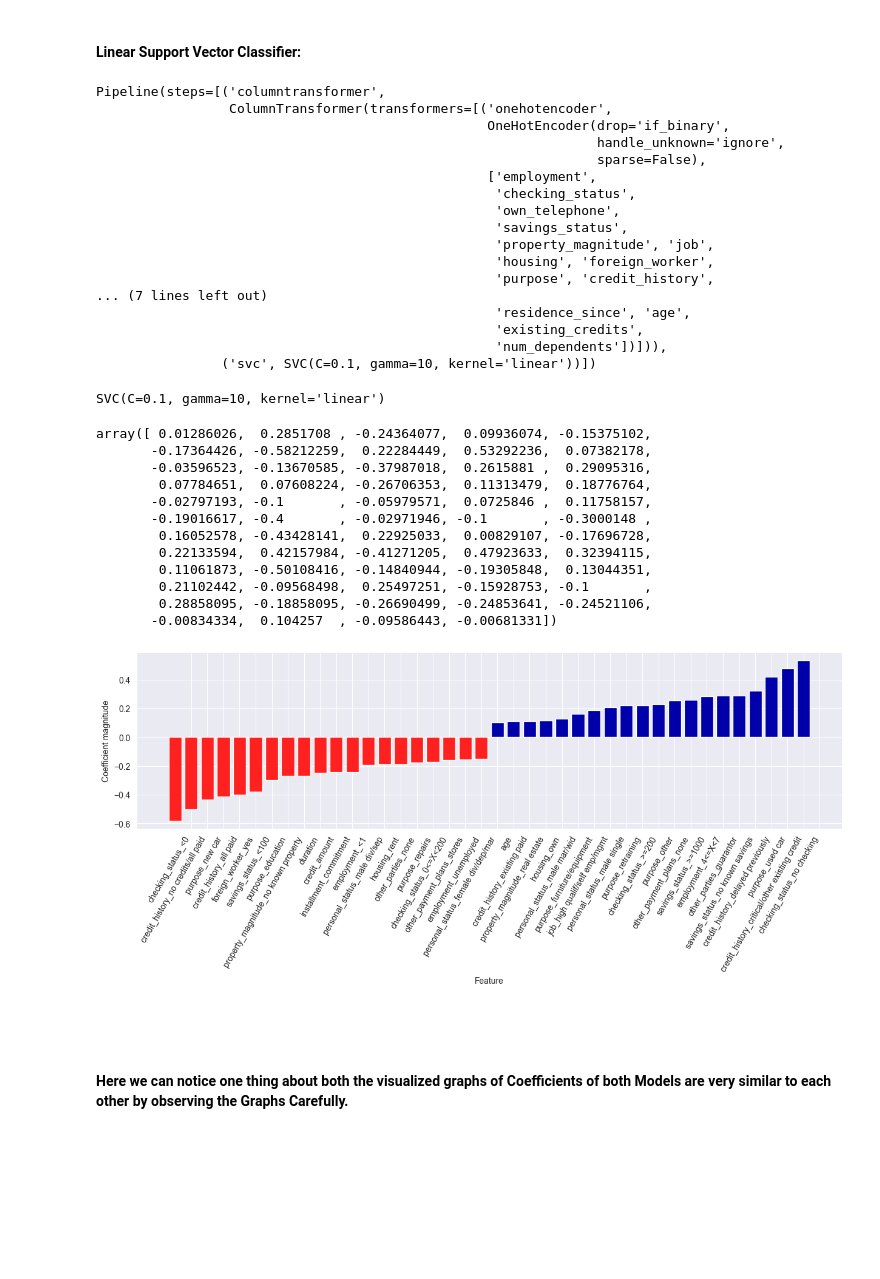
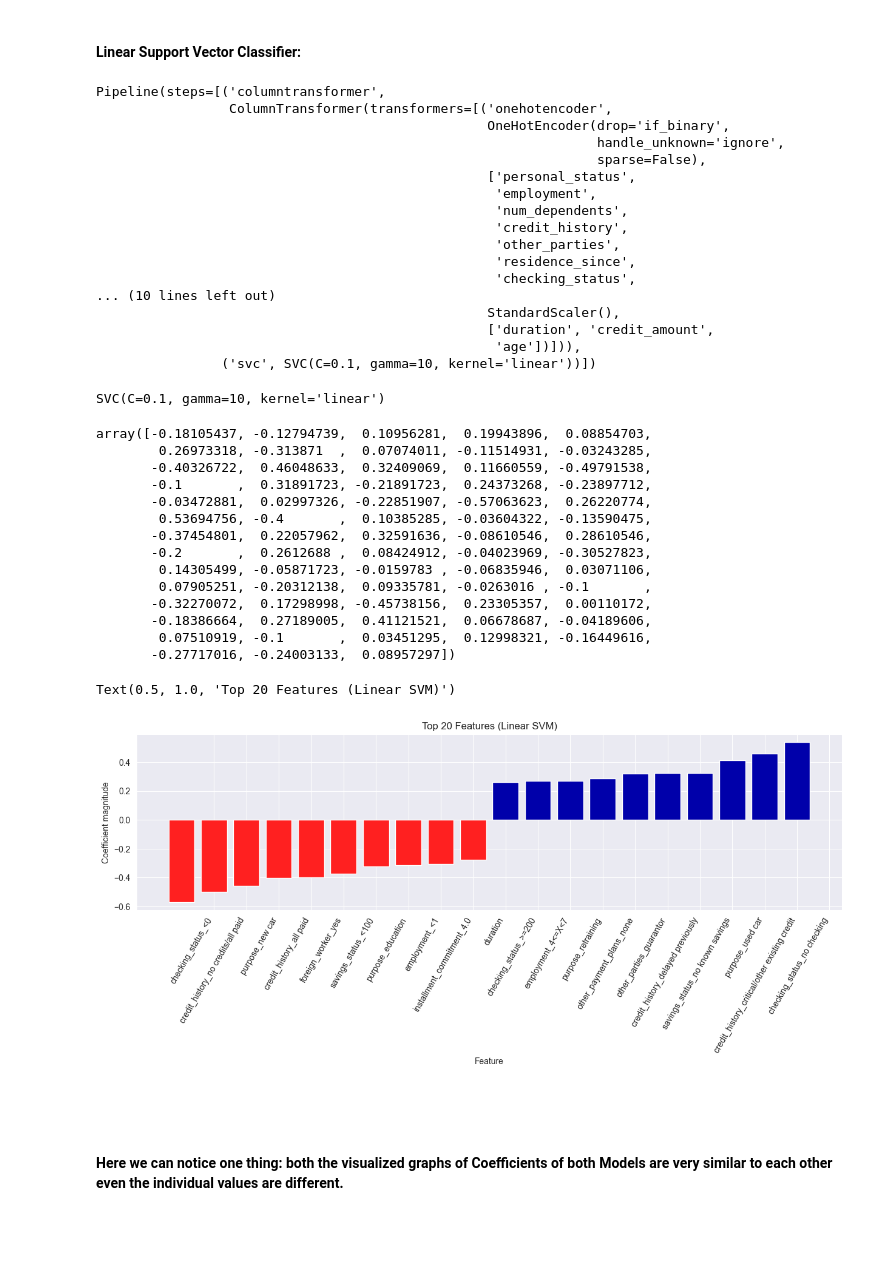
Before and after one commit to harshalk612/ML-Assigment, a Jupyter notebook: Advanced HW/hw2/hw2.ipynb, the cells around one changed output. Saved outputs shown, nothing was run; the diff lists cells and outputs as text; code cells hidden in the pictures; blank space fills up the shorter version.

```diff
--- a/Advanced HW/hw2/hw2.ipynb
+++ b/Advanced HW/hw2/hw2.ipynb
@@ -102,6 +105,13 @@ NUMERICAL FEATURES:
+# %%
+# THE ACTUAL MNUMERICAL FEATURES
+real_num_feats = [
+    'duration',
+    'credit_amount',
+    'age'
+]
 # %%
-# Other columns are Categorical Features
-cat_feats = list((set(df_credits.columns) - set(num_feats)))
+# Other columns except the Real Num Features are all categorical including other 4 mentioned above
+cat_feats = list((set(df_credits.columns) - set(real_num_feats)))
 print('CATEGORICAL FEATURES: \n')
 cat_feats
 # %% [output]
@@ -372,7 +392,7 @@ results_models_cat
 # Column Transformer for numerical Features too
 ct_num_cat = make_column_transformer(
         (OneHotEncoder(sparse=False, handle_unknown='ignore', drop='if_binary'),catfeats_train),
-        (StandardScaler(),num_feats)
+        (StandardScaler(),real_num_feats)
 )
 # %%
 # Results Dict I will be Using
@@ -754,5 +779,5 @@ array([ 0.02869895,  0.40745184, -0.228542  ,  0.09601906, -0.10633721,
 # %%
 # Features
-features = best_lrpipe.named_steps['columntransformer'].named_transformers_['onehotencoder'].get_feature_names_out().tolist() + num_feats
+features = best_lrpipe.named_steps['columntransformer'].named_transformers_['onehotencoder'].get_feature_names_out().tolist() + real_num_feats
 features
 # %% [output]
@@ -792,17 +819,17 @@ Pipeline(steps=[('columntransformer',
                                                   OneHotEncoder(drop='if_binary',
                                                                 handle_unknown='ignore',
                                                                 sparse=False),
-                                                  ['employment',
+                                                  ['personal_status',
+                                                   'employment',
+                                                   'num_dependents',
+                                                   'credit_history',
+                                                   'other_parties',
+                                                   'residence_since',
                                                    'checking_status',
-                                                   'own_telephone',
-                                                   'savings_status',
-                                                   'property_magnitude', 'job',
-                                                   'housing', 'foreign_worker',
-                                                   'purpose', 'credit_history',
-... (7 lines left out)
-                                                   'residence_since', 'age',
-                                                   'existing_credits',
-                                                   'num_dependents'])])),
+... (10 lines left out)
+                                                  StandardScaler(),
+                                                  ['duration', 'credit_amount',
+                                                   'age'])])),
                 ('svc', SVC(C=0.1, gamma=10, kernel='linear'))])
 # %%
 # Best SVC Model
@@ -815,26 +842,30 @@ SVC(C=0.1, gamma=10, kernel='linear')
 coeffs_svc = best_svc.coef_.flatten()
 coeffs_svc
 # %% [output]
-array([ 0.01286026,  0.2851708 , -0.24364077,  0.09936074, -0.15375102,
-       -0.17364426, -0.58212259,  0.22284449,  0.53292236,  0.07382178,
-       -0.03596523, -0.13670585, -0.37987018,  0.2615881 ,  0.29095316,
-        0.07784651,  0.07608224, -0.26706353,  0.11313479,  0.18776764,
-       -0.02797193, -0.1       , -0.05979571,  0.0725846 ,  0.11758157,
-       -0.19016617, -0.4       , -0.02971946, -0.1       , -0.3000148 ,
-        0.16052578, -0.43428141,  0.22925033,  0.00829107, -0.17696728,
-        0.22133594,  0.42157984, -0.41271205,  0.47923633,  0.32394115,
-        0.11061873, -0.50108416, -0.14840944, -0.19305848,  0.13044351,
-        0.21102442, -0.09568498,  0.25497251, -0.15928753, -0.1       ,
-        0.28858095, -0.18858095, -0.26690499, -0.24853641, -0.24521106,
-       -0.00834334,  0.104257  , -0.09586443, -0.00681331])
+array([-0.18105437, -0.12794739,  0.10956281,  0.19943896,  0.08854703,
+        0.26973318, -0.313871  ,  0.07074011, -0.11514931, -0.03243285,
+       -0.40326722,  0.46048633,  0.32409069,  0.11660559, -0.49791538,
+       -0.1       ,  0.31891723, -0.21891723,  0.24373268, -0.23897712,
+       -0.03472881,  0.02997326, -0.22851907, -0.57063623,  0.26220774,
+        0.53694756, -0.4       ,  0.10385285, -0.03604322, -0.13590475,
+       -0.37454801,  0.22057962,  0.32591636, -0.08610546,  0.28610546,
+       -0.2       ,  0.2612688 ,  0.08424912, -0.04023969, -0.30527823,
+        0.14305499, -0.05871723, -0.0159783 , -0.06835946,  0.03071106,
+        0.07905251, -0.20312138,  0.09335781, -0.0263016 , -0.1       ,
+       -0.32270072,  0.17298998, -0.45738156,  0.23305357,  0.00110172,
+       -0.18386664,  0.27189005,  0.41121521,  0.06678687, -0.04189606,
+        0.07510919, -0.1       ,  0.03451295,  0.12998321, -0.16449616,
+       -0.27717016, -0.24003133,  0.08957297])
 # %%
 # Visualizing the Top 20 Features and Coeffs of Linear SVM
-mglearn.tools.visualize_coefficients(coeffs_svc, features, n_top_features=20)
+mglearn.tools.visualize_coefficients(coeffs_svc, features, n_top_features=10)
+plt.title('Top 20 Features (Linear SVM)')
 # %% [output]
+Text(0.5, 1.0, 'Top 20 Features (Linear SVM)')
-[figure, old version]
+[figure, new version]
 # %% [markdown]
 <br>
 # %% [markdown]
-#### Here we can notice one thing about both the visualized graphs of Coefficients of both Models are very similar to each other by observing the Graphs Carefully.
+#### Here we can notice one thing: both the visualized graphs of Coefficients of both Models are very similar to each other even the individual values are different.
 # %% [markdown]
 <br> <br>
```
Also changed, not shown: parts of 90 cells of this notebook, 1 other file.
